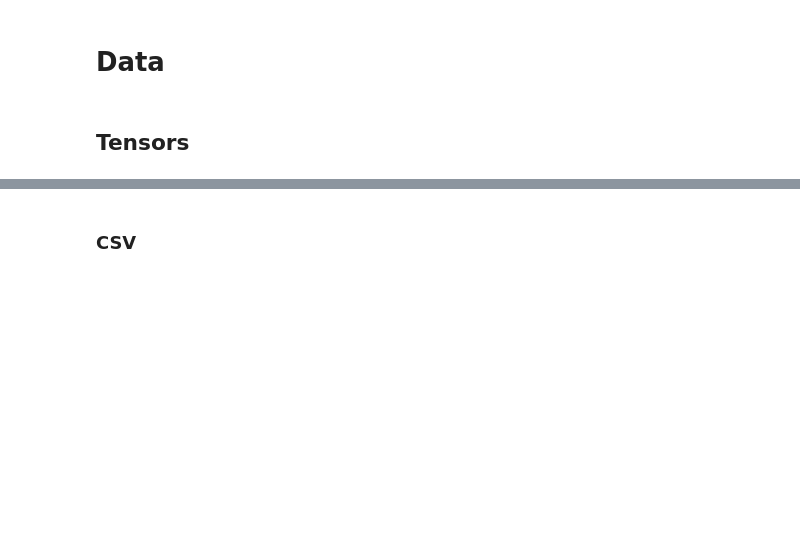
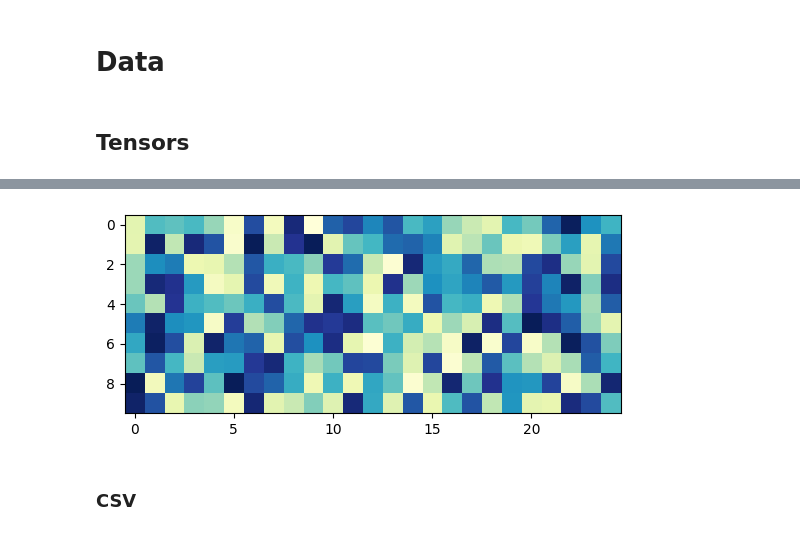
Before and after one commit to aghoshpro/myProjects, a Jupyter notebook: myDockerPyEnv/notebooks/checkFirst.ipynb, the cells around one changed output, grey strips where cells are left out. Cells and saved outputs as stored; diff of their text form; code cells hidden in the pictures; blank space fills up the shorter version.

```diff
--- a/myDockerPyEnv/notebooks/checkFirst.ipynb
+++ b/myDockerPyEnv/notebooks/checkFirst.ipynb
@@ -128,6 +131,7 @@ Use device: cpu
 # %% [markdown]
 ## Tensors
 # %%
-x = torch.rand(5, 8)
+x = torch.rand(10, 25)
 print(x)
+x.shape
 # %% [output]
@@ -139,3 +156,9 @@ tensor([[0.8529, 0.0963, 0.1848, 0.7523, 0.1595, 0.5305, 0.6316, 0.6421],
+# %%
+# x = np.random.randn(100, 100).clip(0, 1)
+plt.imshow(x)
+plt.imshow(x, cmap='YlGnBu_r');
+# %% [output]
+[figure, added]
 # %% [markdown]
 ### CSV
 # %%
```
Also changed, not shown: parts of 12 cells of this notebook.
